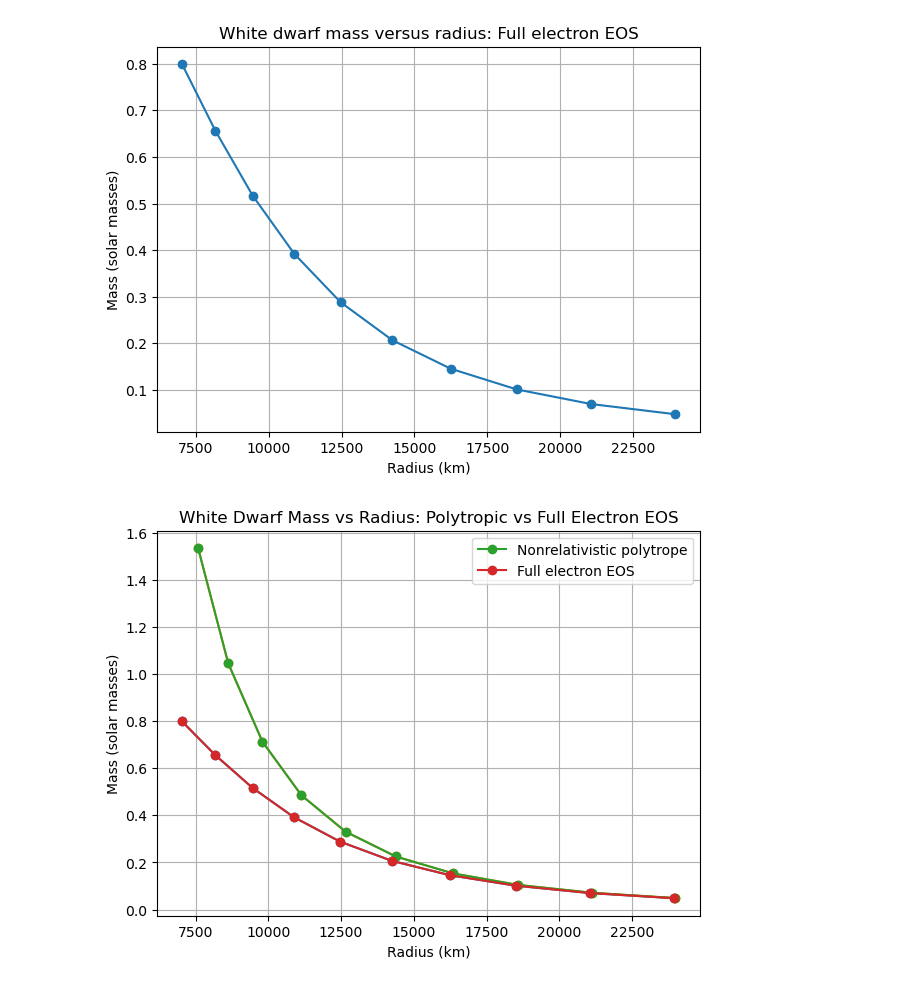
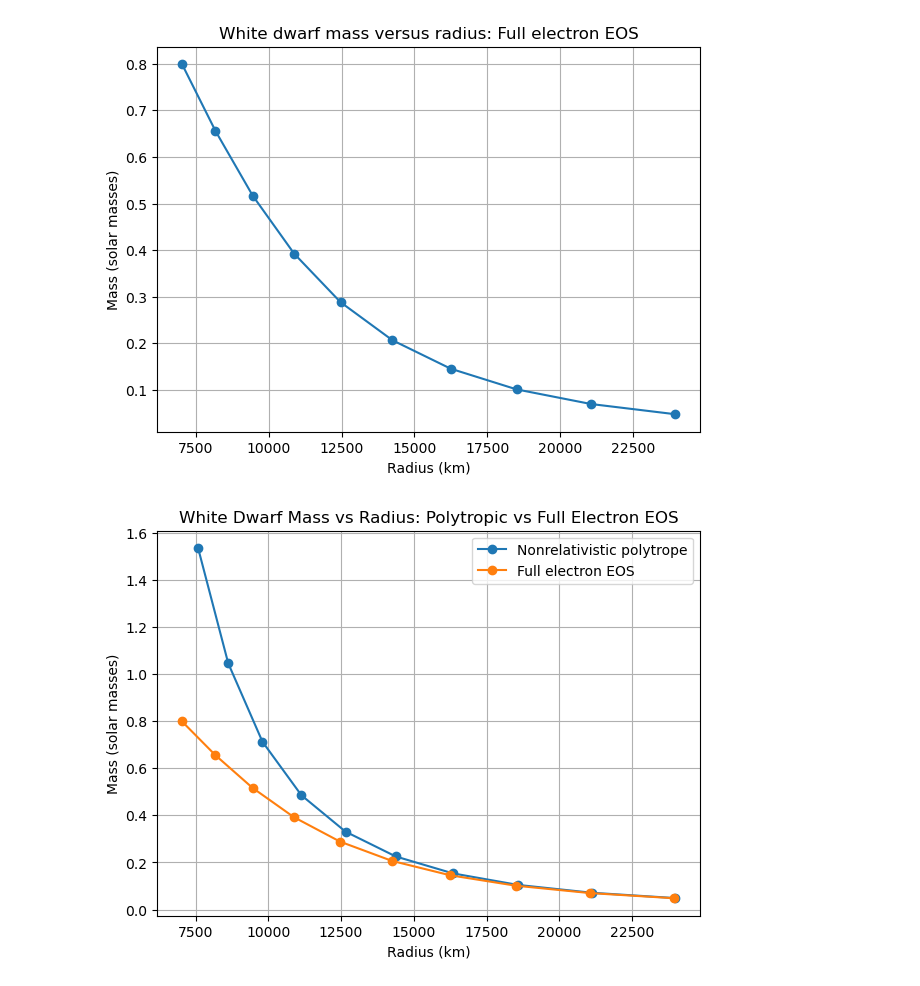
Before and after one commit to charlprend/Compact-Star-Modelling-, a Jupyter notebook: Notebooks/sagert_eos_code.ipynb, the cells around one changed output. Cells and saved outputs as stored; diff of their text form; code cells hidden in the pictures.

```diff
--- a/Notebooks/sagert_eos_code.ipynb
+++ b/Notebooks/sagert_eos_code.ipynb
@@ -568,18 +568,16 @@ plt.show()
 [figure]
 # %%
 plt.figure(figsize=(7, 5))
-
-plt.plot(radii_full, masses_full, radii, masses, marker="o")
 
 plt.xlabel("Radius (km)")
 plt.ylabel("Mass (solar masses)")
 plt.title("White Dwarf Mass vs Radius: Polytropic vs Full Electron EOS")
 plt.plot(radii, masses, marker="o", label="Nonrelativistic polytrope")
 plt.plot(radii_full, masses_full, marker="o", label="Full electron EOS")
 
 plt.legend()
 
 plt.grid(True)
 plt.show()
 # %% [output]
-[figure, old version]
+[figure, new version]
```
Also changed, not shown: 1 other file.
